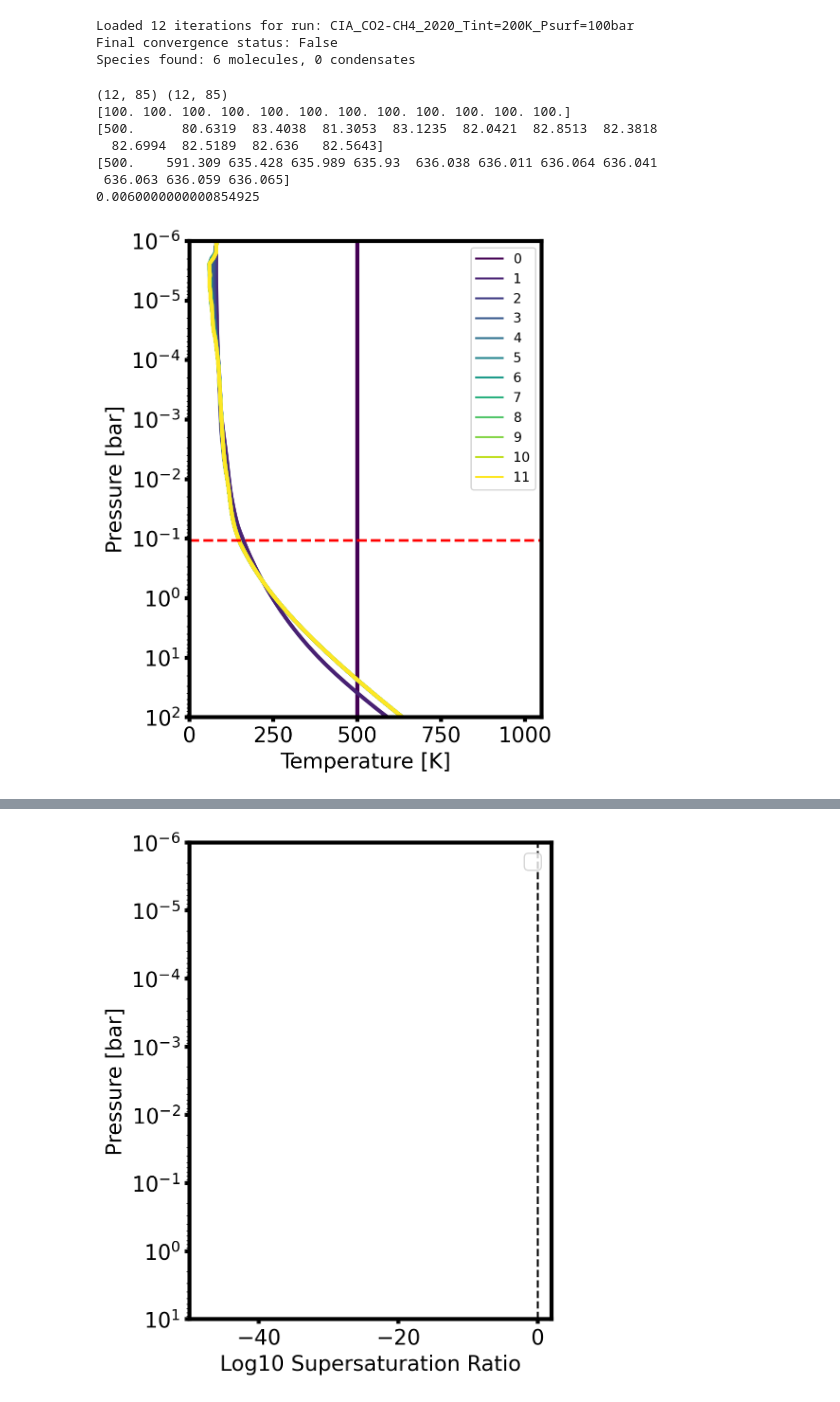
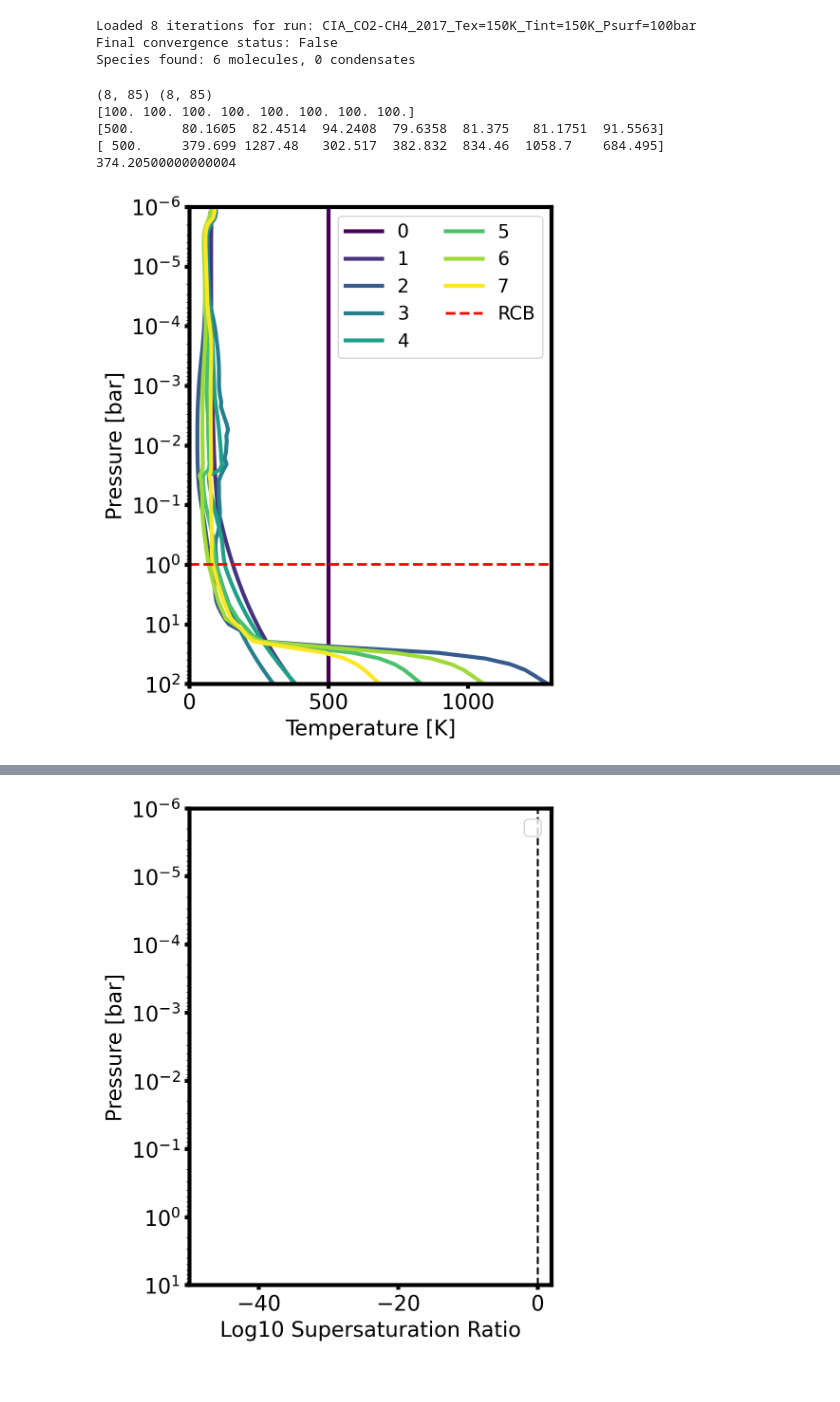
Before and after one commit to DavidDahlbudding/chelio, a Jupyter notebook: analyze/1_IndividualRun.ipynb, the cells around one changed output, grey strips where cells are left out. Cells and saved outputs as stored; diff of their text form; code cells hidden in the pictures.

```diff
--- a/analyze/1_IndividualRun.ipynb
+++ b/analyze/1_IndividualRun.ipynb
@@ -16,7 +16,7 @@ from mixfile_utils import p_sat
 # Load a single simulation run
 # All data loading, parsing, and iteration handling is done by ChelioRun.
 output_folder = "../output/CIA_comparison_HELIOS/"
-run_name = "CIA_CO2-CH4_2020_Tint=200K_Psurf=100bar"
+run_name = "CIA_CO2-CH4_2017_Tex=150K_Tint=150K_Psurf=100bar"
 #run_name = "Earth_Tint=150K_Psurf=10bar_aH=1.0_aC=0.1_aO=0.01_aN=1.0"
 #run_name = "Earth_P0=1e8_Tint=50_CplusO=1e-2_CtoO=0.59"
 #run_name = "test"
@@ -30,7 +30,7 @@ print(f"Loaded {run.num_iterations_read} iterations for run: {run.run_name}")
 print(f"Final convergence status: {run.final_convergence_status}")
 print(f"Species found: {run.n_mol} molecules, {run.n_dust} condensates")
 # %% [output]
-Loaded 12 iterations for run: CIA_CO2-CH4_2020_Tint=200K_Psurf=100bar
+Loaded 8 iterations for run: CIA_CO2-CH4_2017_Tex=150K_Tint=150K_Psurf=100bar
 Final convergence status: False
 Species found: 6 molecules, 0 condensates
 # %%
@@ -56,7 +56,7 @@ def increase_size(ax, linewidth=3, fontsize=14, legendcols=1, legendloc='best'):
     ax.xaxis.set_tick_params(labelsize=fontsize)
     ax.yaxis.set_tick_params(labelsize=fontsize)
     if legendloc != 'no':
-        ax.legend(fontsize=fontsize, ncols=legendcols, loc=legendloc)
+        ax.legend(fontsize=fontsize-2, ncols=legendcols, loc=legendloc)
 # %%
 # Plot the T-P profile evolution across all iterations
 fig, ax = plt.subplots(1, 1, figsize=(5, 6))
@@ -78,7 +78,7 @@ plot_all_iteration_profiles(
     legend = True
 )
 
-ax.set_xlim(0, 1050)
+ax.set_xlim(0, 1300)
 
 # Add the RCB line using the dedicated function
 plot_rcb_height(run, ax=ax, color='red', linestyle='--', linewidth=2, label='RCB')
@@ -86,42 +86,40 @@ plot_rcb_height(run, ax=ax, color='red', linestyle='--', linewidth=2, label='RCB
 # set to max and min pressure
 ax.set_ylim(np.nanmax(run.pressures_bar), np.nanmin(run.pressures_bar))
 #ax.set_ylim(np.nanmax(run.pressures_bar), 1e0)
 ax.set_title(run.run_name.replace("_", ", "))
 
 # turn on preferred options
 #set_white(ax)
-increase_size(ax, linewidth=3, fontsize=16, legendcols=2, legendloc='no')
+increase_size(ax, linewidth=3, fontsize=16, legendcols=2, legendloc='upper right')
 ax.set_title('')
 plt.tight_layout()
-#plt.savefig(f"images/JulyPoster/TPevolution_{run_name}.svg", format="svg", transparent=True)
+#plt.savefig(f"images/CIA_Paper/TPevolution_{run_name}.pdf", format="pdf", transparent=True)
 
 # insert the saturation vapor pressure of choice for reference
 #T_sample = np.linspace(0, 650, 100)
 #p_sat_sample = p_sat(T_sample, 'CO2')*1e-6 # convert from dyn/cm^2 to bar
 #ax.plot(T_sample, p_sat_sample, color='black', linestyle='--', linewidth=1, label='CO2 saturation pressure', zorder=0)
 
 if False:
     t_min = float(np.nanmin(run.temperatures_K[-1,:])) * 0.9
     t_max = float(np.nanmax(run.temperatures_K[-1,:])) * 1.1
     if not np.isfinite(t_min) or not np.isfinite(t_max):
         raise ValueError("Temperature profile contains non-finite values")
     if t_max < t_min:
         t_min, t_max = t_max, t_min
     n_intervals = int(np.ceil(max(t_max - t_min, 0.0) / 20))
     n_intervals = max(n_intervals, 1)
     t_grid = np.linspace(t_min, t_max, n_intervals + 1)
     plt.vlines(t_grid, np.nanmin(run.pressures_bar), np.nanmax(run.pressures_bar), colors='gray', linewidth=0.5)
     plt.hlines(run.pressures_bar[-1,:], t_min, t_max, colors='gray', linewidth=0.5)
 
 plt.show()
 # %% [output]
-(12, 85) (12, 85)
-[100. 100. 100. 100. 100. 100. 100. 100. 100. 100. 100. 100.]
-[500.      80.6319  83.4038  81.3053  83.1235  82.0421  82.8513  82.3818
-  82.6994  82.5189  82.636   82.5643]
-[500.    591.309 635.428 635.989 635.93  636.038 636.011 636.064 636.041
- 636.063 636.059 636.065]
-0.0060000000000854925
+(8, 85) (8, 85)
+[100. 100. 100. 100. 100. 100. 100. 100.]
+[500.      80.1605  82.4514  94.2408  79.6358  81.375   81.1751  91.5563]
+[ 500.     379.699 1287.48   302.517  382.832  834.46  1058.7    684.495]
+374.20500000000004
-[figure, old version]
+[figure, new version]
 # %%
 # Plot molecular mixing ratios for the final converged step
```
Also changed, not shown: parts of 3 cells of this notebook, 4 other files.
